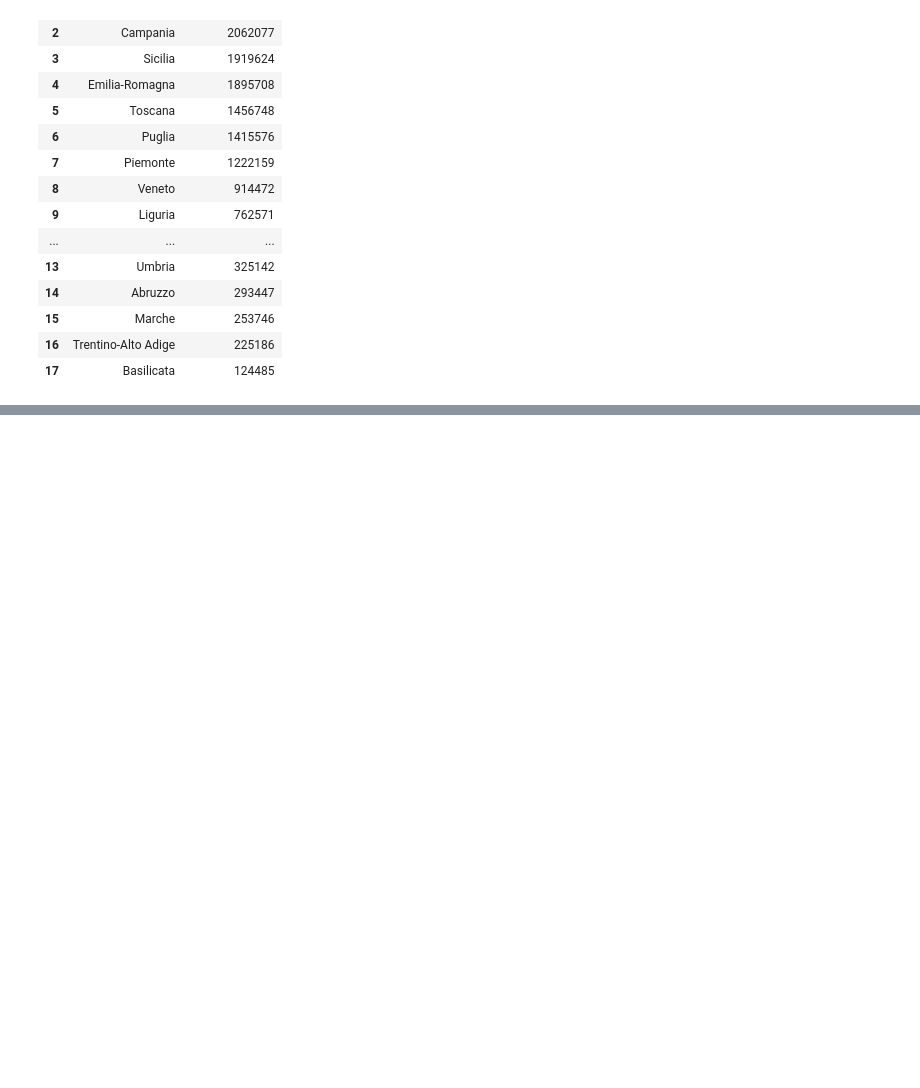
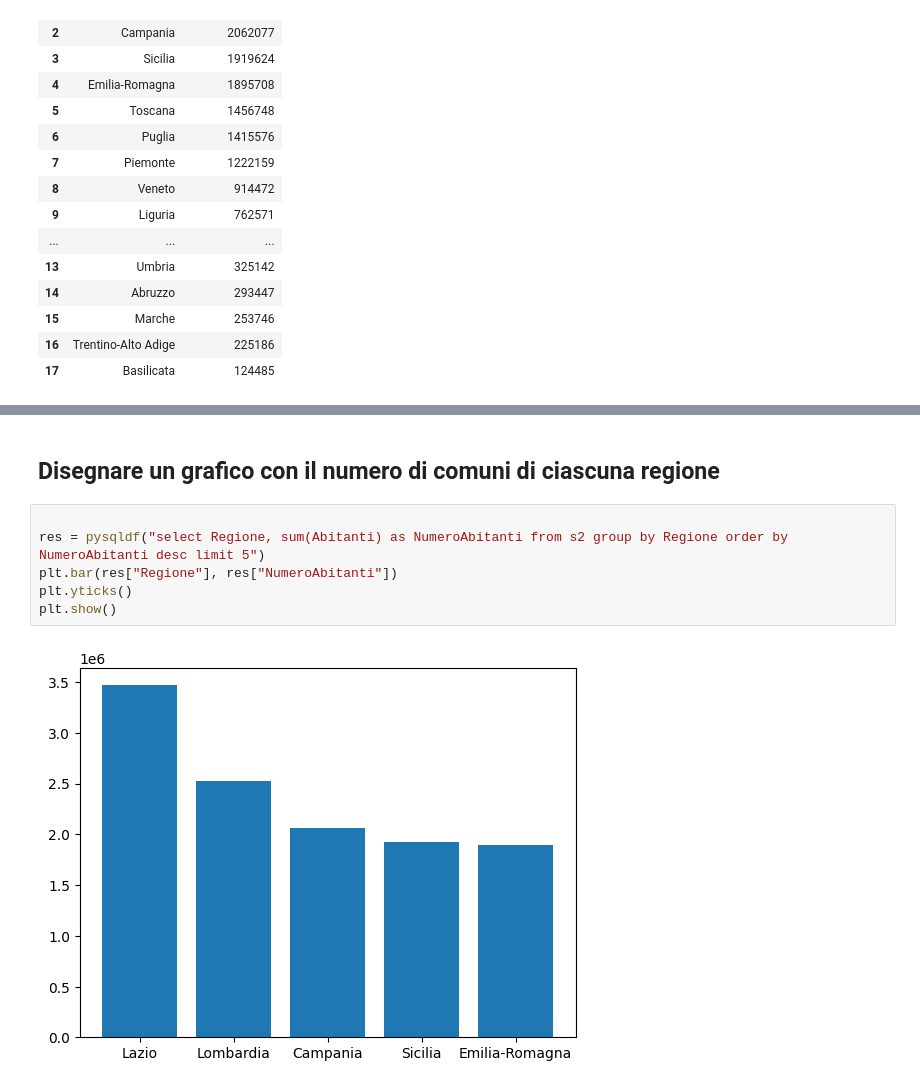
Before and after one commit to Spiro01/CorsoIts, a Jupyter notebook: BigData/jupyter/Esercizio_movimenti.ipynb, the cells around one changed output, grey strips where cells are left out. Saved outputs shown, nothing was run; the diff lists cells and outputs as text; blank space fills up the shorter version.

```diff
--- a/BigData/jupyter/Esercizio_movimenti.ipynb
+++ b/BigData/jupyter/Esercizio_movimenti.ipynb
@@ -190,0 +198,10 @@ pysqldf("select Regione, sum(Abitanti) as NumeroAbitanti from s2 group by Region
+# %% [markdown]
+## Disegnare un grafico con il numero di comuni di ciascuna regione
+# %%
+
+res = pysqldf("select Regione, sum(Abitanti) as NumeroAbitanti from s2 group by Regione order by NumeroAbitanti desc limit 5")
+plt.bar(res["Regione"], res["NumeroAbitanti"])
+plt.yticks()
+plt.show()
+# %% [output]
+[figure, added]
```
Also changed, not shown: parts of 14 cells of this notebook, 1 other file.
